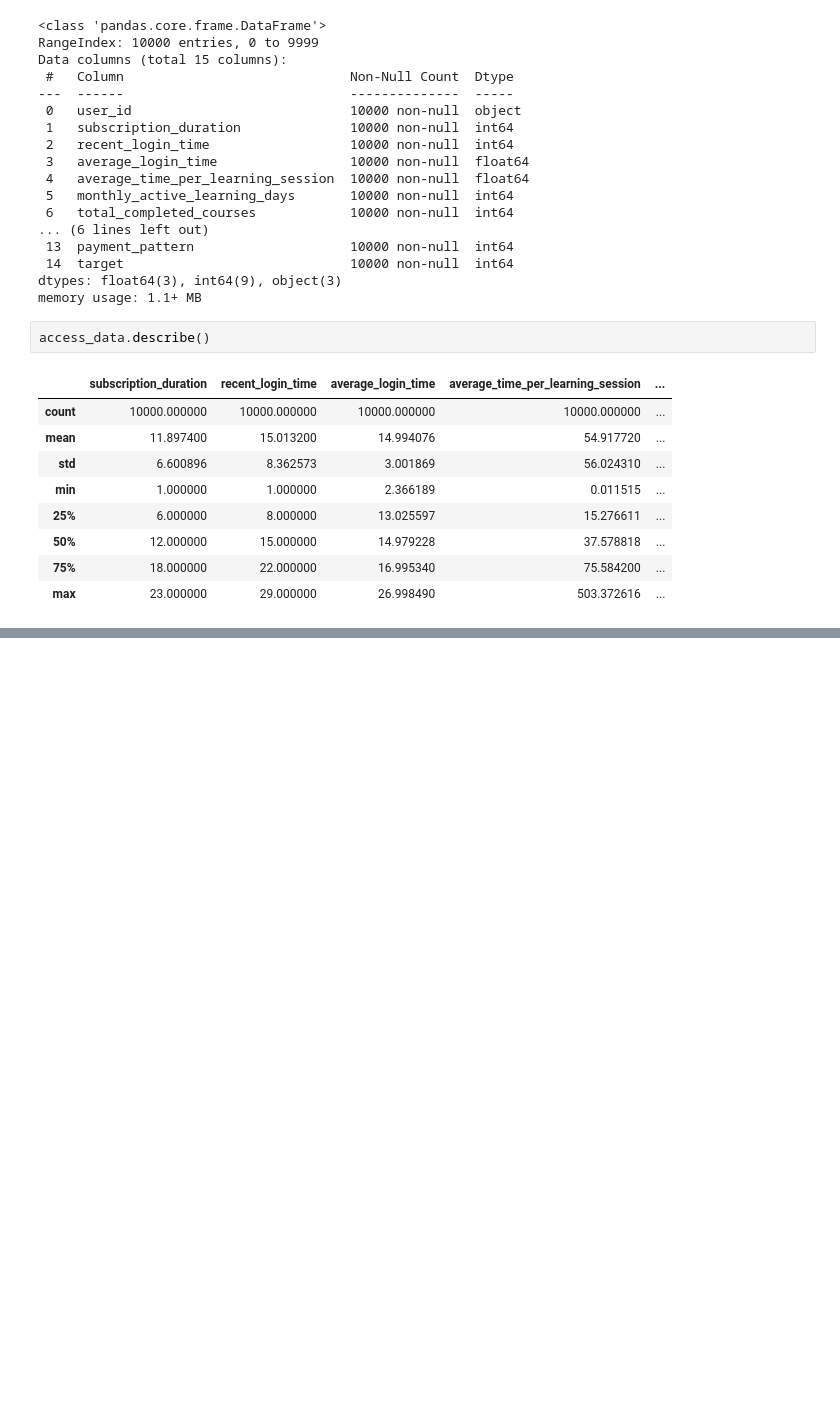
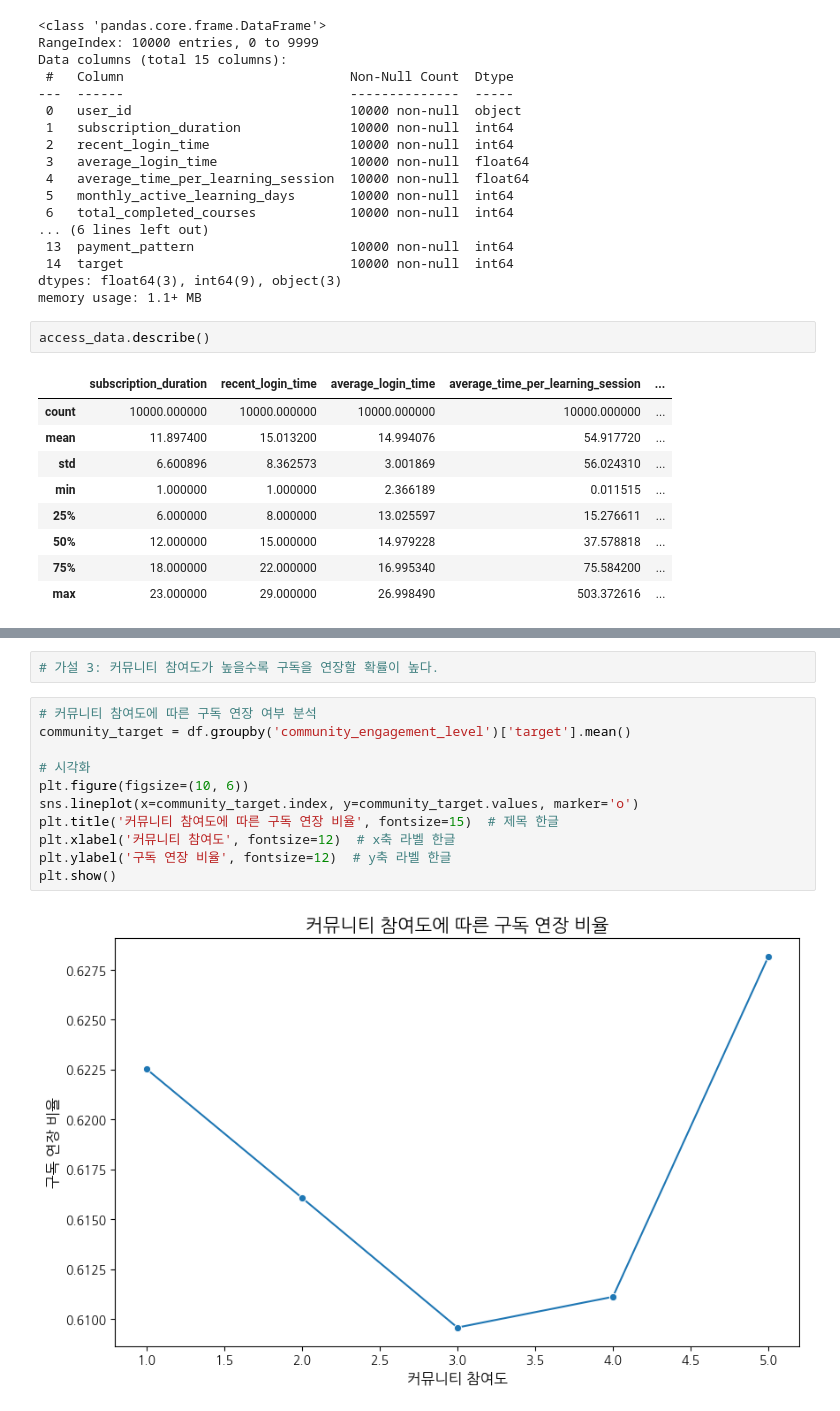
Before and after one commit to Lee-in-jae/wassup_4, a Jupyter notebook: 05_Data_Analysis/DA_Mini_Project.ipynb, the cells around one changed output, grey strips where cells are left out. Saved outputs shown, nothing was run; the diff lists cells and outputs as text; blank space fills up the shorter version.

```diff
--- a/05_Data_Analysis/DA_Mini_Project.ipynb
+++ b/05_Data_Analysis/DA_Mini_Project.ipynb
@@ -132,0 +171,15 @@ access_data.describe()
+# %%
+# 가설 3: 커뮤니티 참여도가 높을수록 구독을 연장할 확률이 높다.
+# %%
+# 커뮤니티 참여도에 따른 구독 연장 여부 분석
+community_target = df.groupby('community_engagement_level')['target'].mean()
+
+# 시각화
+plt.figure(figsize=(10, 6))
+sns.lineplot(x=community_target.index, y=community_target.values, marker='o')
+plt.title('커뮤니티 참여도에 따른 구독 연장 비율', fontsize=15)  # 제목 한글
+plt.xlabel('커뮤니티 참여도', fontsize=12)  # x축 라벨 한글
+plt.ylabel('구독 연장 비율', fontsize=12)  # y축 라벨 한글
+plt.show()
+# %% [output]
+[figure, added]
```
Also changed, not shown: parts of 7 cells of this notebook.
